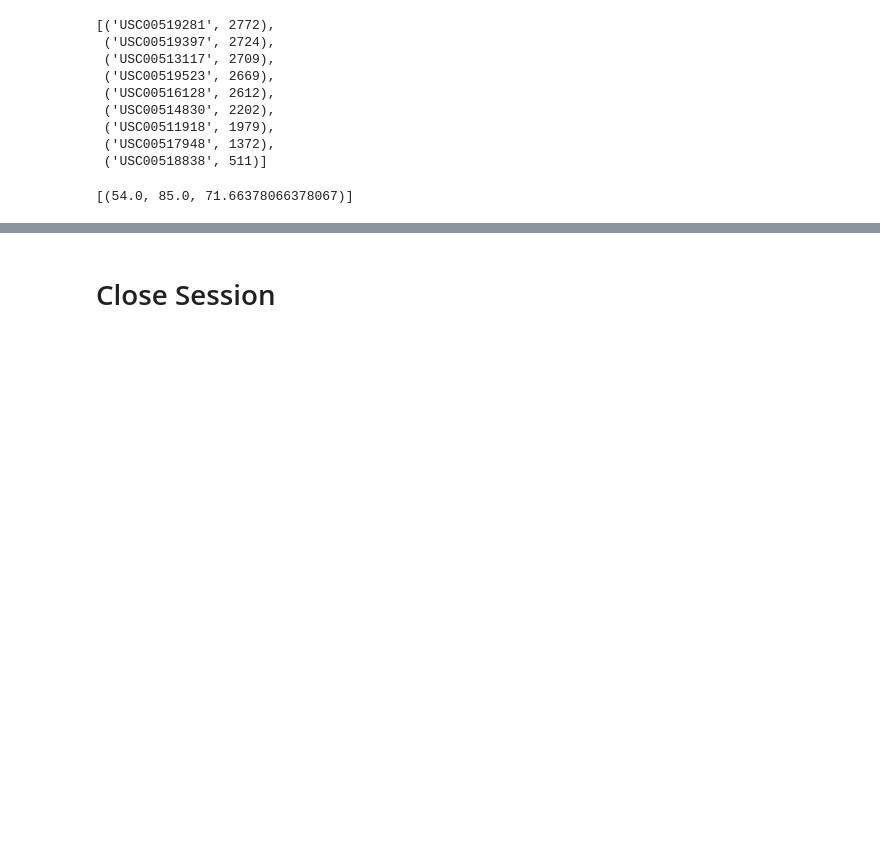
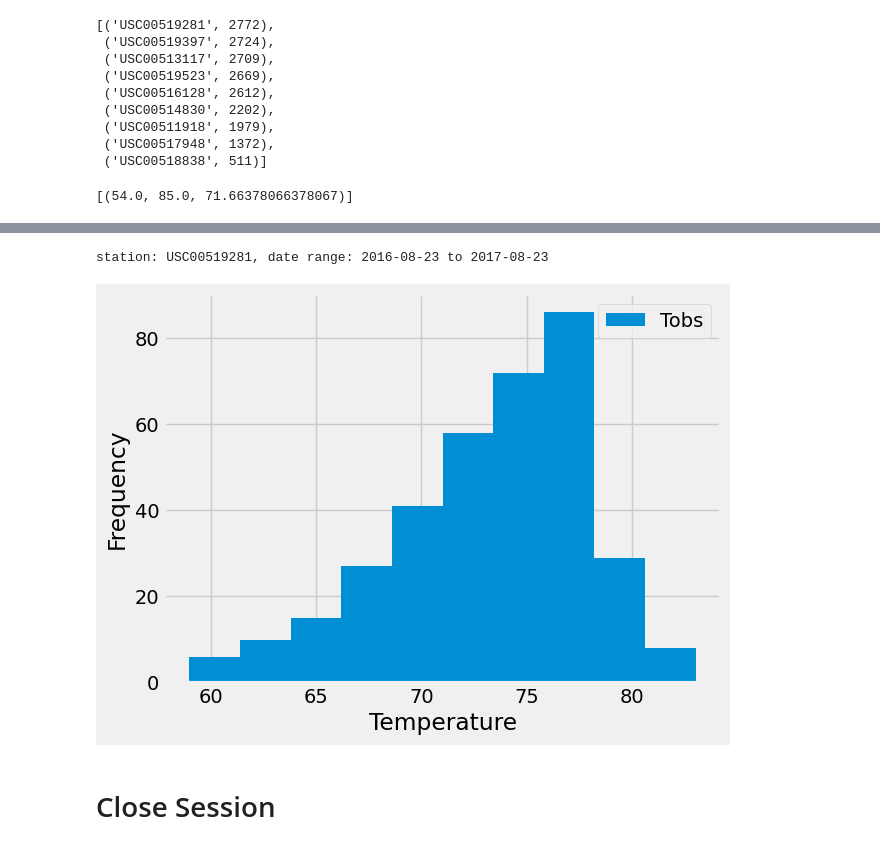
Before and after one commit to CharlesQuinn1/sqlalchemy-challenge, a Jupyter notebook: SurfsUp/climate_starter.ipynb, the cells around one changed output, grey strips where cells are left out. Saved outputs shown, nothing was run; the diff lists cells and outputs as text; code cells hidden in the pictures; blank space fills up the shorter version.

```diff
--- a/SurfsUp/climate_starter.ipynb
+++ b/SurfsUp/climate_starter.ipynb
@@ -81,6 +125,8 @@ Text(0, 0.5, 'Inches')
 # %%
 # Design a query to find the most active stations (i.e. which stations have the most rows?)
 # List the stations and their counts in descending order.
+station_freq = session.query(measurement.station,func.count(measurement.station)).group_by(measurement.station).order_by(func.count(measurement.station).desc()).all()
+station_freq
 # %% [output]
 [('USC00519281', 2772),
  ('USC00519397', 2724),
@@ -93,5 +139,14 @@ Text(0, 0.5, 'Inches')
  ('USC00518838', 511)]
 # %%
 # Using the most active station id from the previous query, calculate the lowest, highest, and average temperature.
+max_count = 0
+max_station = ''
+for x, y in station_freq:
+    if y > max_count:
+        max_count = y
+        max_station = x
+
+max_station_stat = session.query(func.min(measurement.tobs), func.max(measurement.tobs), func.avg(measurement.tobs)).filter(measurement.station == max_station).all()
+max_station_stat
 # %% [output]
 [(54.0, 85.0, 71.66378066378067)]
@@ -104,3 +153,36 @@ Text(0.5, 4.183333333333314, 'Temperature')
+# %%
+# Using the most active station id
+# Query the last 12 months of temperature observation data for this station and plot the results as a histogram
+max_date = session.query(func.max(measurement.date)).all()
+
+for row in max_date:
+    max_date = datetime.strptime(row[0], '%Y-%m-%d').date()
+    new_date = datetime.strptime(row[0], '%Y-%m-%d').date() - timedelta(days=365)
+
+print(f"station: {max_station}, date range: {new_date} to {max_date}")
+
+# Perform a query to retrieve the data and precipitation scores
+tobs_scores = session.query(measurement.tobs).filter(measurement.date >= new_date).filter(measurement.station == max_station).all()
+
+tobs_temp = []
+
+for x in tobs_scores:
+    tobs_temp.append(float(x[0]))
+
+tobs_list = list(tobs_temp)
+
+# # Save the query results as a Pandas DataFrame. Explicitly set the column names
+tobs_df = pd.DataFrame(tobs_list,columns=['Temperature'])
+
+# # Use Pandas Plotting with Matplotlib to plot the data
+plt.hist(tobs_df['Temperature'])
+plt.xlabel('Temperature')
+plt.ylabel('Frequency')
+plt.legend(['Tobs'])
+plt.show()
+# %% [output]
+station: USC00519281, date range: 2016-08-23 to 2017-08-23
+[figure, added]
 # %% [markdown]
 # Close Session
 # %%
```
Also changed, not shown: parts of 11 cells of this notebook.
